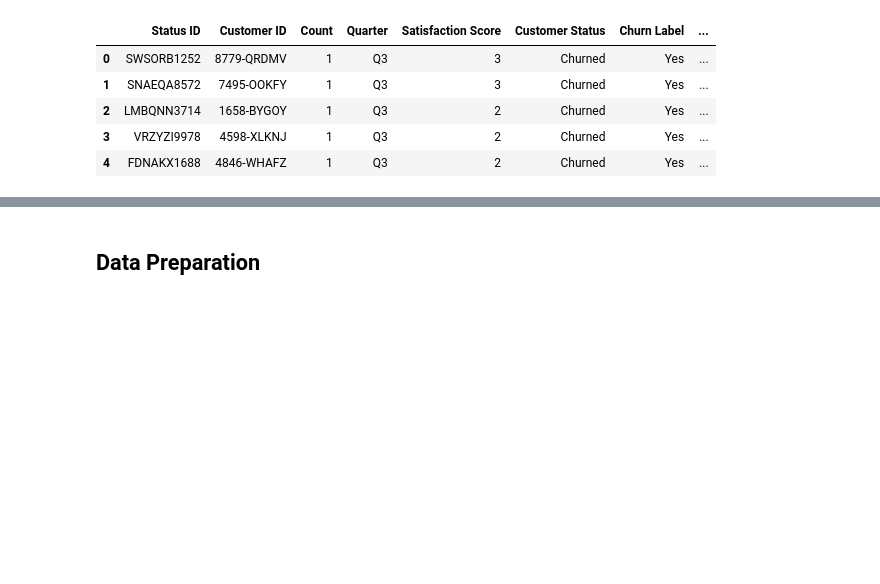
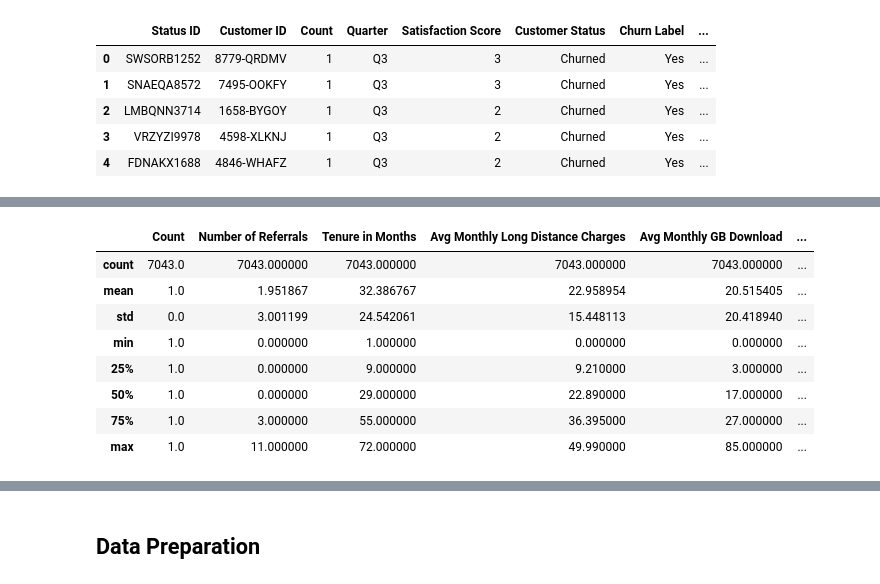
Before and after one commit to Jacky-Lam-CY/PROG74010-DataProject, a Jupyter notebook: PROG74010-DataProject.ipynb, the cells around one changed output, grey strips where cells are left out. Saved outputs shown, nothing was run; the diff lists cells and outputs as text; code cells hidden in the pictures; blank space fills up the shorter version.

```diff
--- a/PROG74010-DataProject.ipynb
+++ b/PROG74010-DataProject.ipynb
@@ -64,0 +230,12 @@ The purpose of this project is to use data visualization techniques learned in c
+# %%
+df_customer_telco_services.describe()
+# %% [output]
+|  | Count | Number of Referrals | Tenure in Months | Avg Monthly Long Distance Charges | Avg Monthly GB Download | ... |
+| count | 7043.0 | 7043.000000 | 7043.000000 | 7043.000000 | 7043.000000 | ... |
+| mean | 1.0 | 1.951867 | 32.386767 | 22.958954 | 20.515405 | ... |
+| std | 0.0 | 3.001199 | 24.542061 | 15.448113 | 20.418940 | ... |
+| min | 1.0 | 0.000000 | 1.000000 | 0.000000 | 0.000000 | ... |
+| 25% | 1.0 | 0.000000 | 9.000000 | 9.210000 | 3.000000 | ... |
+| 50% | 1.0 | 0.000000 | 29.000000 | 22.890000 | 17.000000 | ... |
+| 75% | 1.0 | 3.000000 | 55.000000 | 36.395000 | 27.000000 | ... |
+| max | 1.0 | 11.000000 | 72.000000 | 49.990000 | 85.000000 | ... |
```
Also changed, not shown: parts of 76 cells of this notebook.
